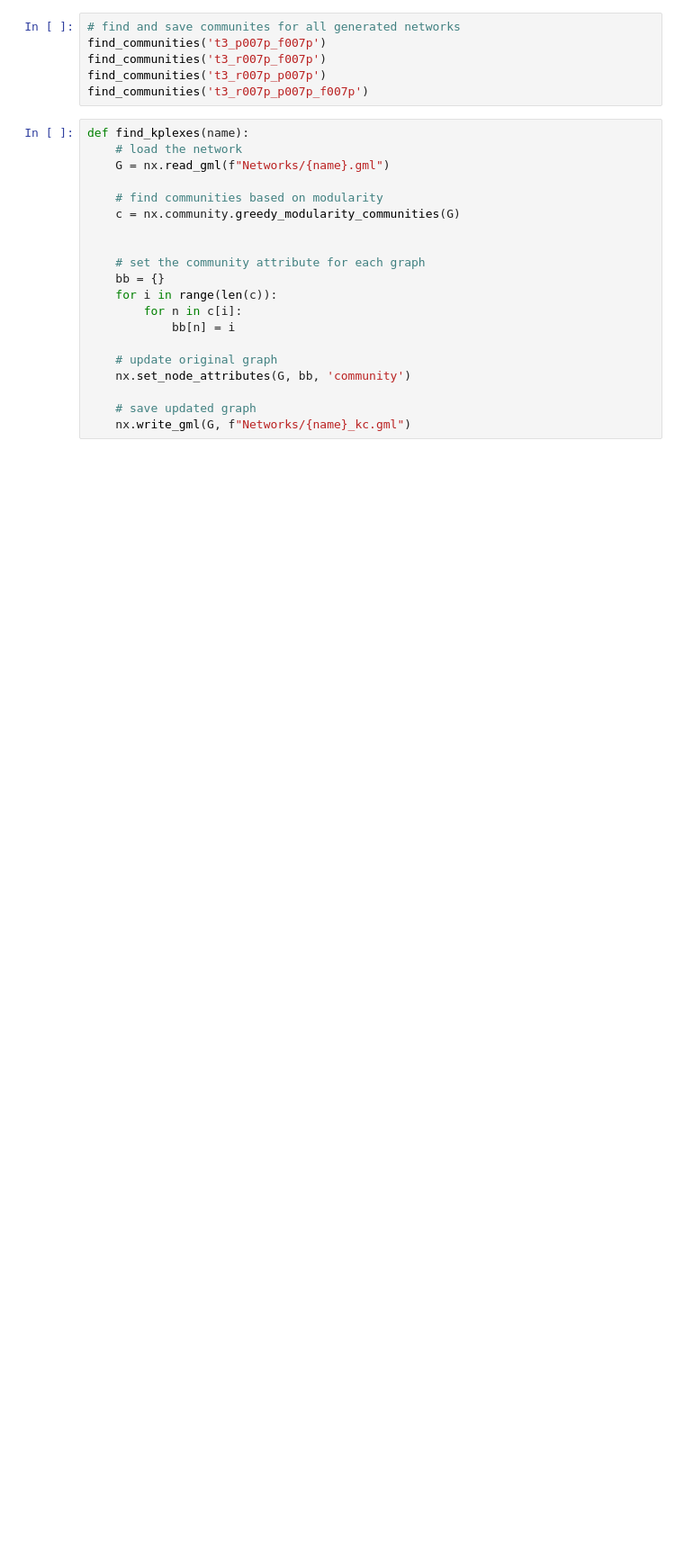
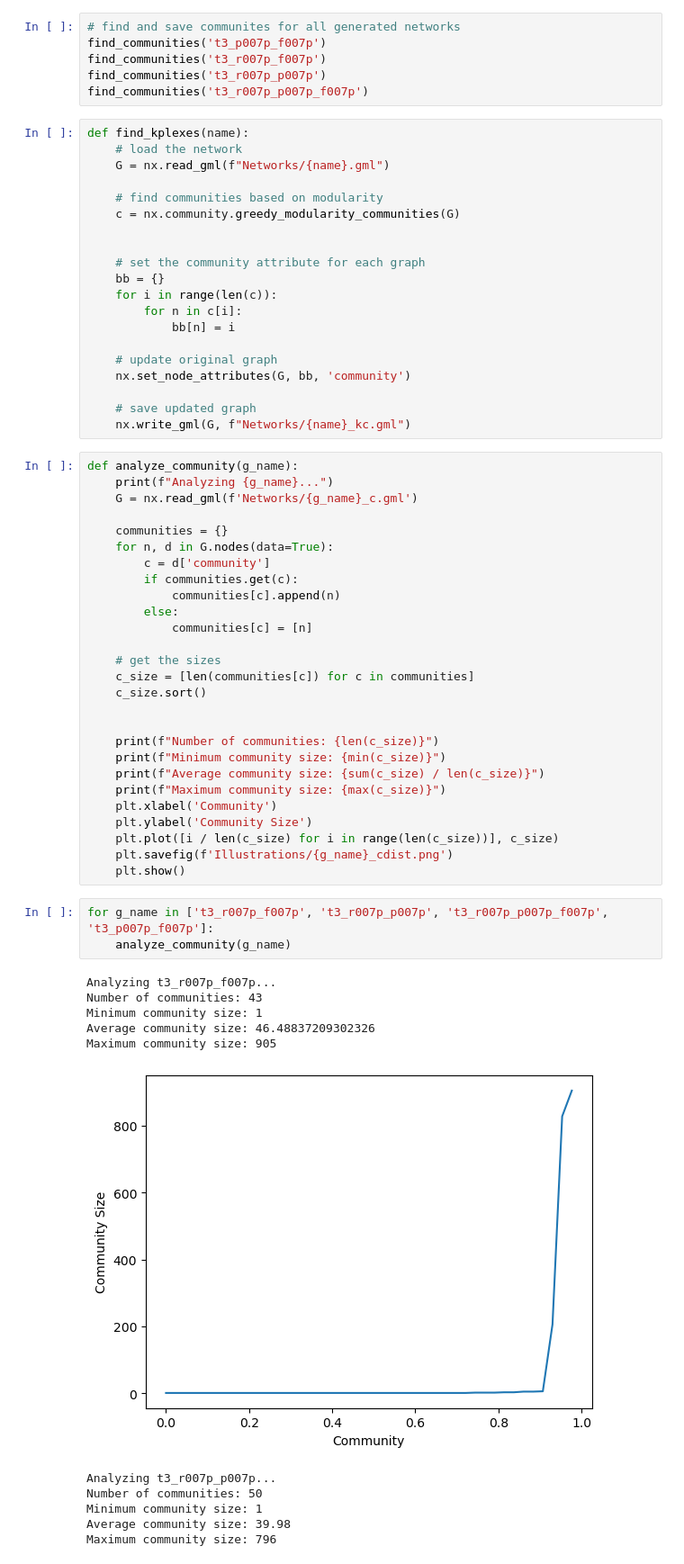
Before and after one commit to Saska1618/SocialNetworkAnalysis, a Jupyter notebook: CommunityDetection.ipynb, the cells around one changed output. Shown at 90% size. Cells and saved outputs as stored; diff of their text form; blank space fills up the shorter version.

Commit message:
Add new graphs

```diff
--- a/CommunityDetection.ipynb
+++ b/CommunityDetection.ipynb
@@ -46,3 +47,45 @@ def find_kplexes(name):
 
     # save updated graph
     nx.write_gml(G, f"Networks/{name}_kc.gml")
+# %%
+def analyze_community(g_name):
+    print(f"Analyzing {g_name}...")
+    G = nx.read_gml(f'Networks/{g_name}_c.gml')
+
+    communities = {}
+    for n, d in G.nodes(data=True):
+        c = d['community']
+        if communities.get(c):
+            communities[c].append(n)
+        else:
+            communities[c] = [n]
+
+    # get the sizes
+    c_size = [len(communities[c]) for c in communities]
+    c_size.sort()
+
+
+    print(f"Number of communities: {len(c_size)}")
+    print(f"Minimum community size: {min(c_size)}")
+    print(f"Average community size: {sum(c_size) / len(c_size)}")
+    print(f"Maximum community size: {max(c_size)}")
+    plt.xlabel('Community')
+    plt.ylabel('Community Size')
+    plt.plot([i / len(c_size) for i in range(len(c_size))], c_size)
+    plt.savefig(f'Illustrations/{g_name}_cdist.png')
+    plt.show()
+# %%
+for g_name in ['t3_r007p_f007p', 't3_r007p_p007p', 't3_r007p_p007p_f007p', 't3_p007p_f007p']:
+    analyze_community(g_name)
+# %% [output]
+Analyzing t3_r007p_f007p...
+Number of communities: 43
+Minimum community size: 1
+Average community size: 46.48837209302326
+Maximum community size: 905
+[figure, added]
+Analyzing t3_r007p_p007p...
+Number of communities: 50
+Minimum community size: 1
+Average community size: 39.98
+Maximum community size: 796
```
Also changed, not shown: parts of 2 cells of this notebook, 15 other files.
